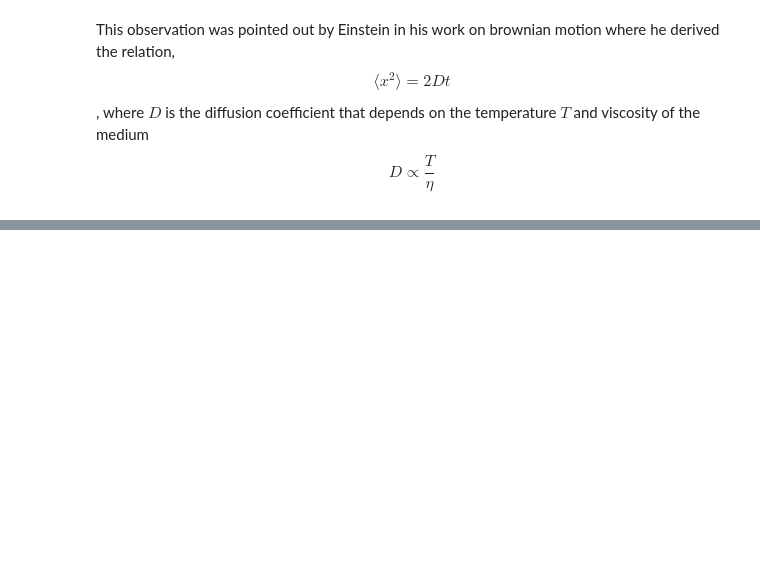
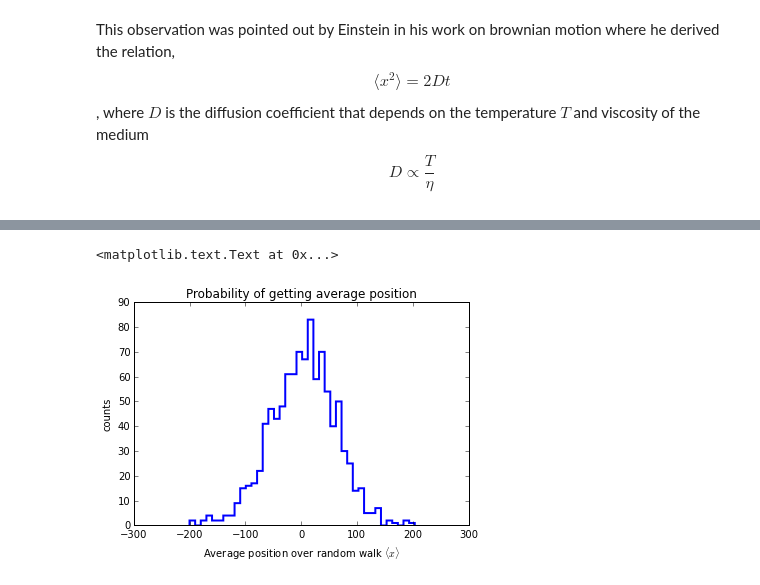
Before and after one commit to rescu/brainstorm, a Jupyter notebook: Random_walk_1D.ipynb, the cells around one changed output, grey strips where cells are left out. Drawn from its saved outputs; the diff is of its cells as text; code cells hidden in the pictures; blank space fills up the shorter version.

Commit message:
added bit about gambler's fallacy to random walk 1D

```diff
--- a/Random_walk_1D.ipynb
+++ b/Random_walk_1D.ipynb
@@ -87,0 +97,8 @@ plt.plot(np.var(xmany,axis=0))
+# %%
+plt.hist(np.mean(xmany,axis=1),40,histtype="step",lw=2)
+plt.xlabel("Average position over random walk $\\langle x\\rangle$")
+plt.ylabel("counts")
+plt.title("Probability of getting average position")
+# %% [output]
+<matplotlib.text.Text at 0x...>
+[figure, added]
```
Also changed, not shown: parts of 6 cells of this notebook.
